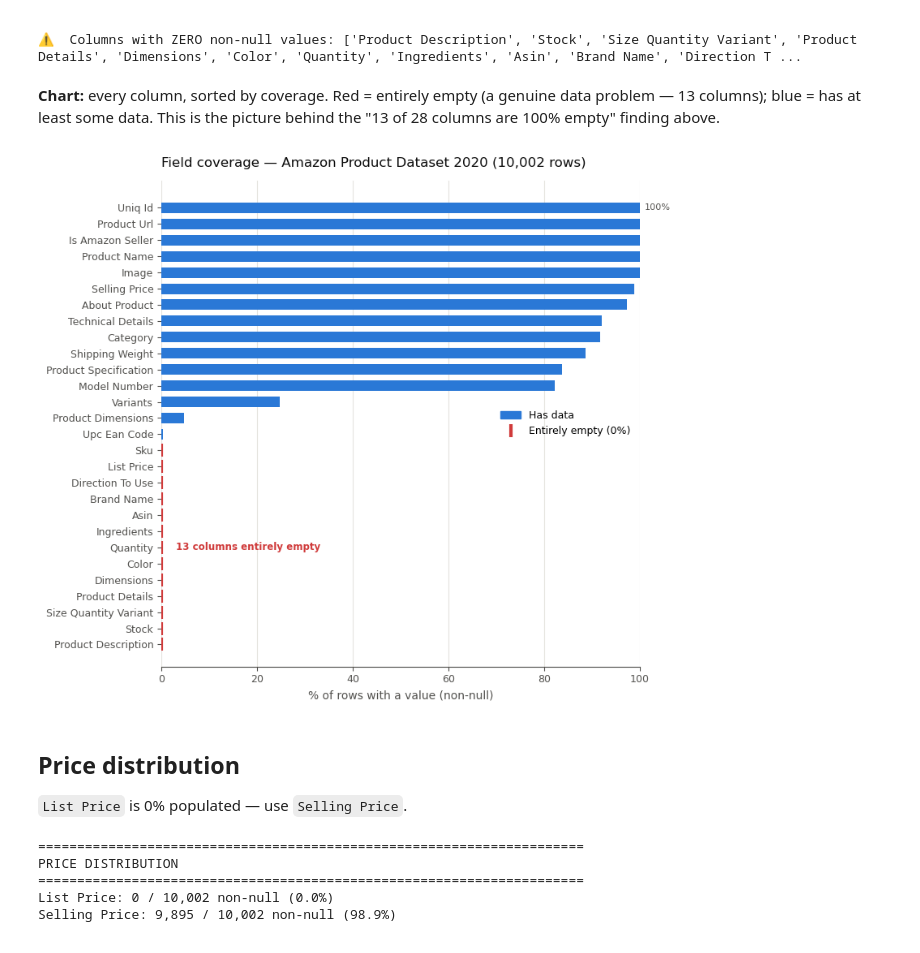
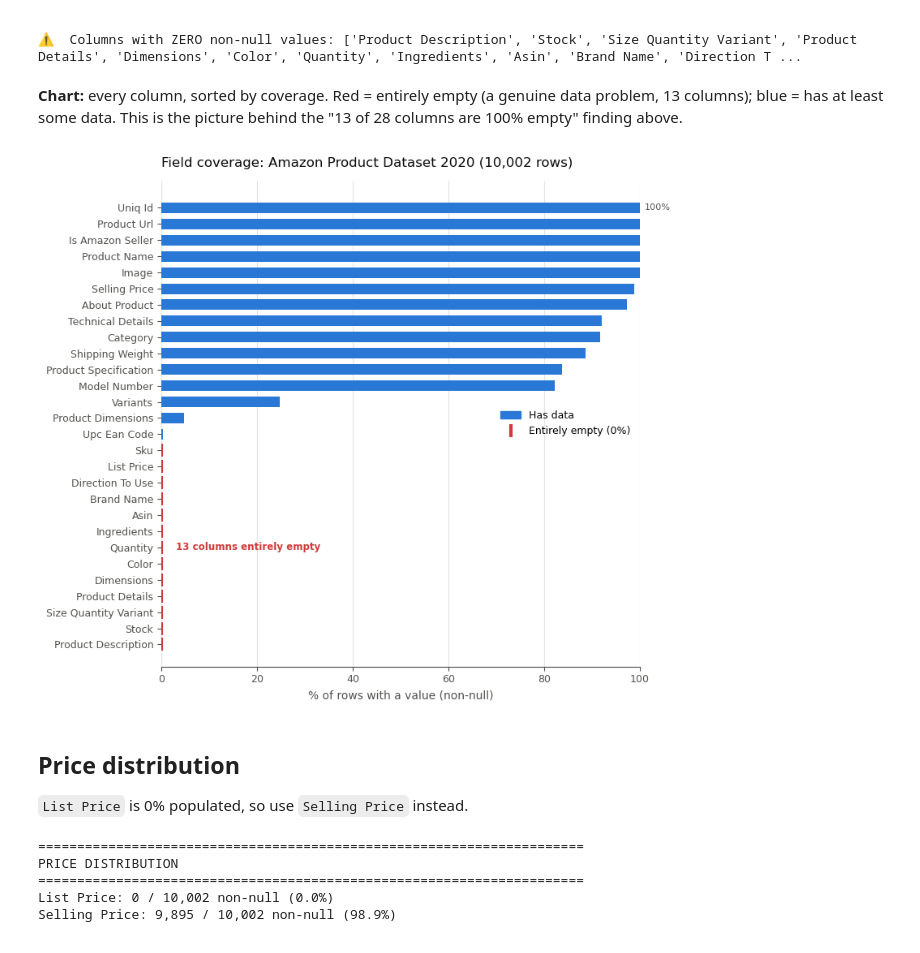
Before and after one commit to pareeyaporn/Agentic-Voice-to-Voice-AI, a Jupyter notebook: Code/1. Data Pipeline & Indexing/1.1 explore data.ipynb, the cells around one changed output. Drawn from its saved outputs; the diff is of its cells as text; code cells hidden in the pictures.

```diff
--- a/Code/1. Data Pipeline & Indexing/1.1 explore data.ipynb
+++ b/Code/1. Data Pipeline & Indexing/1.1 explore data.ipynb
@@ -154,7 +151,7 @@ Uniq Id                         10002         100.0                   0
 ⚠️  Columns with ZERO non-null values: ['Product Description', 'Stock', 'Size Quantity Variant', 'Product Details', 'Dimensions', 'Color', 'Quantity', 'Ingredients', 'Asin', 'Brand Name', 'Direction T ...
 # %% [markdown]
 **Chart:** every column, sorted by coverage. Red = entirely empty (a genuine data
-problem — 13 columns); blue = has at least some data. This is the picture behind the
+problem, 13 columns); blue = has at least some data. This is the picture behind the
 "13 of 28 columns are 100% empty" finding above.
 # %%
 plot_cov = coverage.sort_values("non_null_pct")
@@ -168,39 +165,39 @@ ax.barh(
     color=BLUE, height=0.65, zorder=3,
 )
 # A 0%-length bar can't show a fill color, so empty columns get a visible marker
 # at x=0 instead of an invisible zero-width bar.
 empty_y = [y for y, v in zip(ypos, has_data) if not v]
 ax.plot([0] * len(empty_y), empty_y, marker="|", markersize=11, markeredgewidth=3,
         linestyle="none", color=CRITICAL_RED, zorder=4)
 
 ax.set_yticks(list(ypos))
 ax.set_yticklabels(plot_cov.index)
 ax.set_xlim(0, 100)
 ax.set_xlabel("% of rows with a value (non-null)")
-ax.set_title("Field coverage — Amazon Product Dataset 2020 (10,002 rows)",
+ax.set_title("Field coverage: Amazon Product Dataset 2020 (10,002 rows)",
              color=TEXT_PRIMARY, fontsize=12, loc="left", pad=12)
 clean_ax(ax)
 
 ax.text(101, ypos[-1], "100%", va="center", fontsize=8, color=TEXT_SECONDARY)
 n_empty = len(empty_y)
 ax.text(3, (min(empty_y) + max(empty_y)) / 2, f"{n_empty} columns entirely empty",
         va="center", fontsize=8.5, color=CRITICAL_RED, fontweight="bold")
 
 legend_handles = [
     plt.Rectangle((0, 0), 1, 1, color=BLUE, label="Has data"),
     plt.Line2D([0], [0], marker="|", markersize=11, markeredgewidth=3,
                linestyle="none", color=CRITICAL_RED, label="Entirely empty (0%)"),
 ]
 ax.legend(handles=legend_handles, loc="center right", frameon=False, fontsize=9)
 
 plt.tight_layout()
 plt.show()
 # %% [output]
-[figure, old version]
+[figure, new version]
 # %% [markdown]
 ## Price distribution
 
-`List Price` is 0% populated — use `Selling Price`.
+`List Price` is 0% populated, so use `Selling Price` instead.
 # %%
 print("=" * 70)
 print("PRICE DISTRIBUTION")
```
Also changed, not shown: parts of 7 cells of this notebook, 13 other files.
